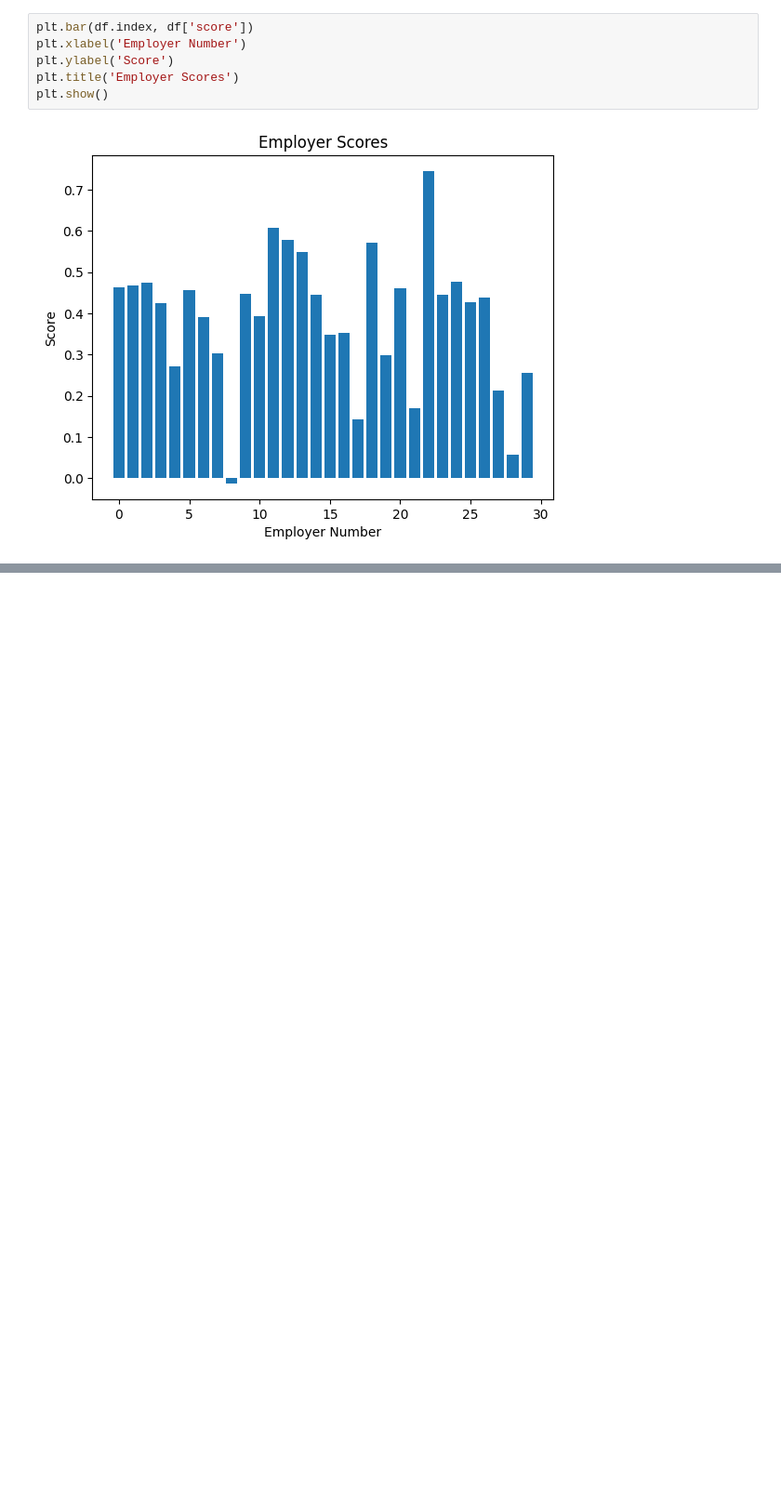
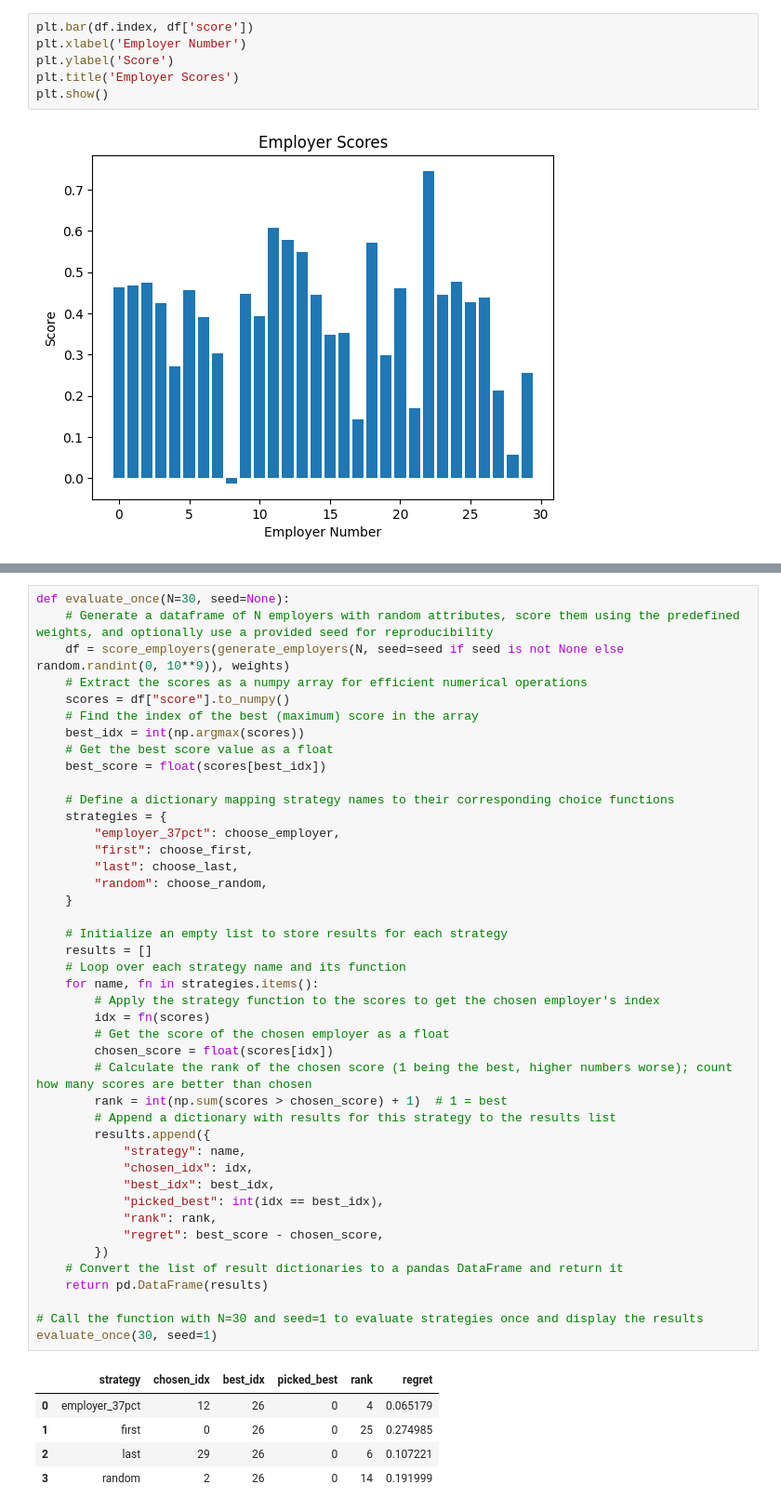
Before and after one commit to do-while-do/the-37percentage-rule, a Jupyter notebook: prime_37_job_search_37percentage_rule.ipynb, the cells around one changed output, grey strips where cells are left out. Shown at 93% size. Cells and saved outputs as stored; diff of their text form; blank space fills up the shorter version.

Commit message:
Add functions to Prime 37 and job searching: explore bias, randomness, and the 37% rule

```diff
--- a/prime_37_job_search_37percentage_rule.ipynb
+++ b/prime_37_job_search_37percentage_rule.ipynb
@@ -118,0 +170,49 @@ plt.show()
+# %%
+def evaluate_once(N=30, seed=None):
+    # Generate a dataframe of N employers with random attributes, score them using the predefined weights, and optionally use a provided seed for reproducibility
+    df = score_employers(generate_employers(N, seed=seed if seed is not None else random.randint(0, 10**9)), weights)
+    # Extract the scores as a numpy array for efficient numerical operations
+    scores = df["score"].to_numpy()
+    # Find the index of the best (maximum) score in the array
+    best_idx = int(np.argmax(scores))
+    # Get the best score value as a float
+    best_score = float(scores[best_idx])
+
+    # Define a dictionary mapping strategy names to their corresponding choice functions
+    strategies = {
+        "employer_37pct": choose_employer,
+        "first": choose_first,
+        "last": choose_last,
+        "random": choose_random,
+    }
+
+    # Initialize an empty list to store results for each strategy
+    results = []
+    # Loop over each strategy name and its function
+    for name, fn in strategies.items():
+        # Apply the strategy function to the scores to get the chosen employer's index
+        idx = fn(scores)
+        # Get the score of the chosen employer as a float
+        chosen_score = float(scores[idx])
+        # Calculate the rank of the chosen score (1 being the best, higher numbers worse); count how many scores are better than chosen
+        rank = int(np.sum(scores > chosen_score) + 1)  # 1 = best
+        # Append a dictionary with results for this strategy to the results list
+        results.append({
+            "strategy": name,
+            "chosen_idx": idx,
+            "best_idx": best_idx,
+            "picked_best": int(idx == best_idx),
+            "rank": rank,
+            "regret": best_score - chosen_score,
+        })
+    # Convert the list of result dictionaries to a pandas DataFrame and return it
+    return pd.DataFrame(results)
+
+# Call the function with N=30 and seed=1 to evaluate strategies once and display the results
+evaluate_once(30, seed=1)
+# %% [output]
+|  | strategy | chosen_idx | best_idx | picked_best | rank | regret |
+| 0 | employer_37pct | 12 | 26 | 0 | 4 | 0.065179 |
+| 1 | first | 0 | 26 | 0 | 25 | 0.274985 |
+| 2 | last | 29 | 26 | 0 | 6 | 0.107221 |
+| 3 | random | 2 | 26 | 0 | 14 | 0.191999 |
```
Also changed, not shown: parts of 4 cells of this notebook.
